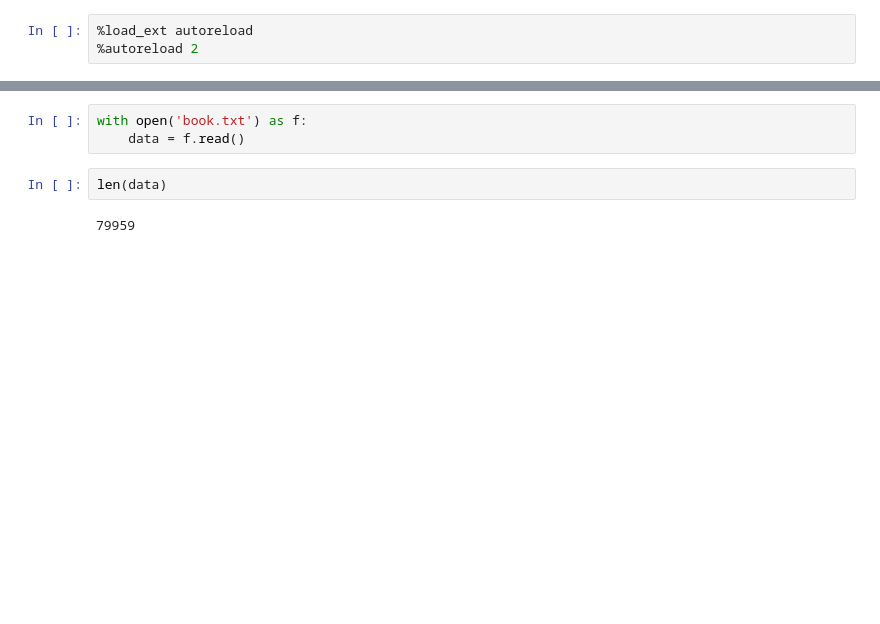
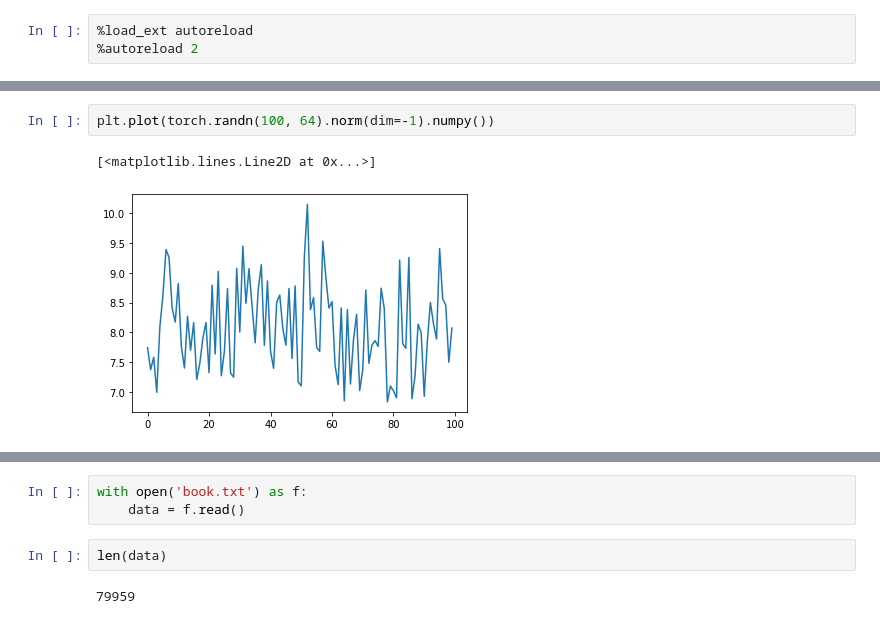
Before and after one commit to akarshkumar0101/transformer-memory, a Jupyter notebook: book_perplexity.ipynb, the cells around one changed output, grey strips where cells are left out. Saved outputs shown, nothing was run; the diff lists cells and outputs as text; blank space fills up the shorter version.

```diff
--- a/book_perplexity.ipynb
+++ b/book_perplexity.ipynb
@@ -3,0 +35,5 @@
+# %%
+plt.plot(torch.randn(100, 64).norm(dim=-1).numpy())
+# %% [output]
+[<matplotlib.lines.Line2D at 0x...>]
+[figure, added]
```
Also changed, not shown: parts of 11 cells of this notebook, 7 other files.
